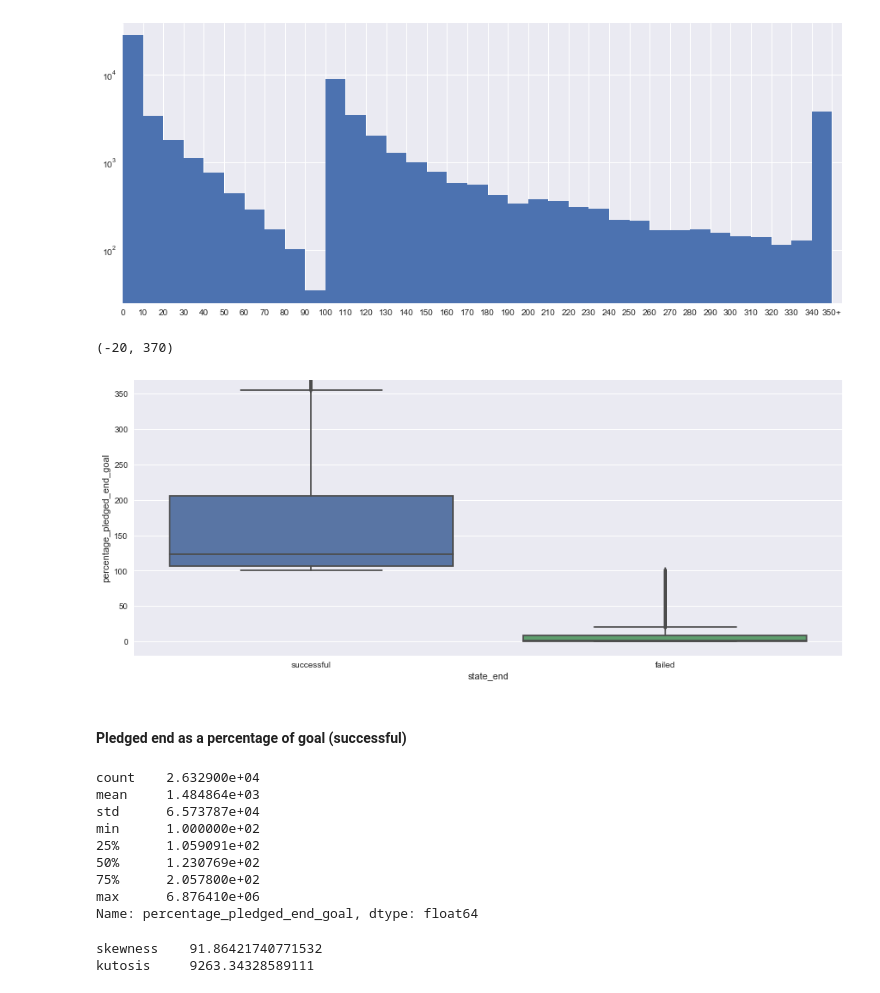
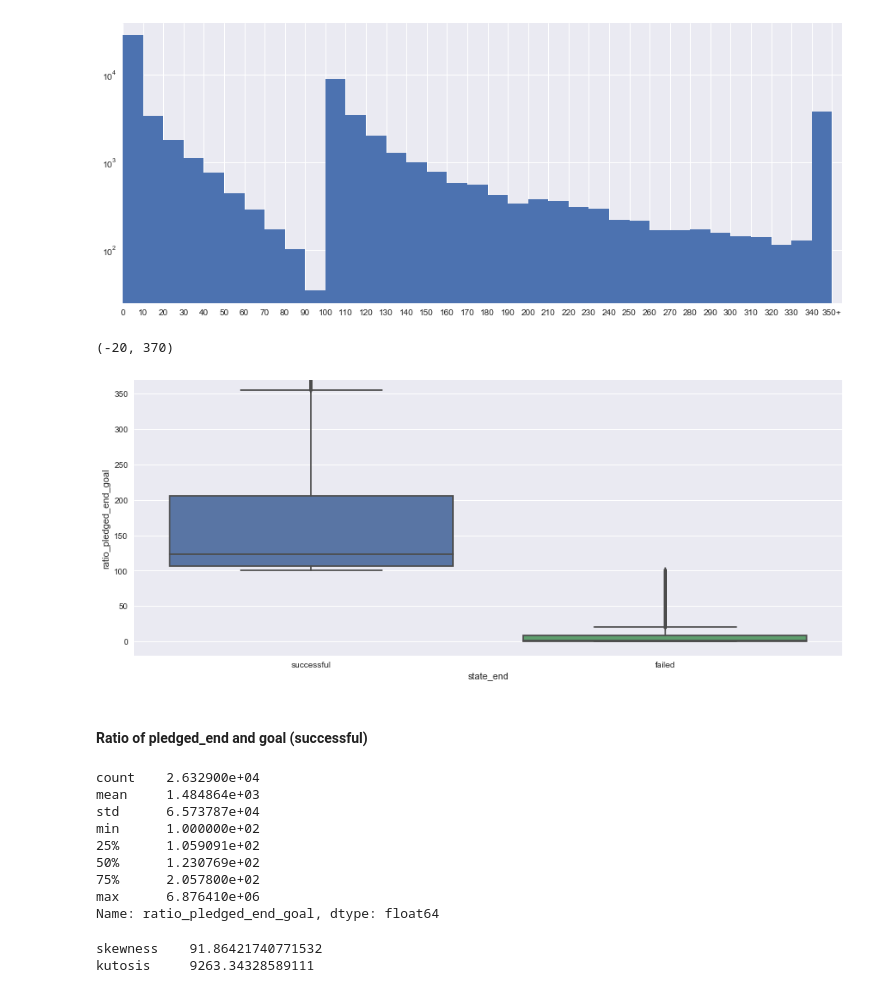
Before and after one commit to blanarik/kickstarter_success_prediction, a Jupyter notebook: 03_Kickstarter_exploratory_data_analysis.ipynb, the cells around one changed output. Saved outputs shown, nothing was run; the diff lists cells and outputs as text; code cells hidden in the pictures.

Commit message:
Used better names for extracted columns, added their description, removed tricky parts of analysis

```diff
--- a/03_Kickstarter_exploratory_data_analysis.ipynb
+++ b/03_Kickstarter_exploratory_data_analysis.ipynb
@@ -189,3 +201,3 @@ dtype: int64
 # %%
-df_projects['percentage_pledged_goal'] = 100*df_projects['pledged']/df_projects['goal']
+df_projects['ratio_pledged_goal'] = 100*df_projects['pledged']/df_projects['goal']
 # %%
@@ -261,6 +273,6 @@ plt.yscale('log')
 # %%
-df_projects['percentage_pledged_end_goal'] = 100*df_projects['pledged_end']/df_projects['goal']
-df_projects['percentage_pledged_end_goal'].describe()
+df_projects['ratio_pledged_end_goal'] = 100*df_projects['pledged_end']/df_projects['goal']
+df_projects['ratio_pledged_end_goal'].describe()
 # %% [output]
 count    6.250700e+04
 mean     6.298421e+02
@@ -293,16 +305,16 @@ plt.yscale('log')
 # %% [output]
 [figure]
 # %%
-sns.boxplot(data=df_projects, x='state_end', y='percentage_pledged_end_goal')
+sns.boxplot(data=df_projects, x='state_end', y='ratio_pledged_end_goal')
 #plt.yscale('log')
 plt.ylim([-20, 370])
 # %% [output]
 (-20, 370)
-[figure, old version]
+[figure, new version]
 # %% [markdown]
-#### Pledged end as a percentage of goal (successful)
+#### Ratio of pledged_end and goal (successful)
 # %%
-df_projects[df_projects['state_end'] == 'successful']['percentage_pledged_end_goal'].describe()
+df_projects[df_projects['state_end'] == 'successful']['ratio_pledged_end_goal'].describe()
 # %% [output]
 count    2.632900e+04
 mean     1.484864e+03
@@ -312,5 +324,5 @@ min      1.000000e+02
 50%      1.230769e+02
 75%      2.057800e+02
 max      6.876410e+06
-Name: percentage_pledged_end_goal, dtype: float64
+Name: ratio_pledged_end_goal, dtype: float64
 # %%
```
Also changed, not shown: parts of 37 cells of this notebook.
